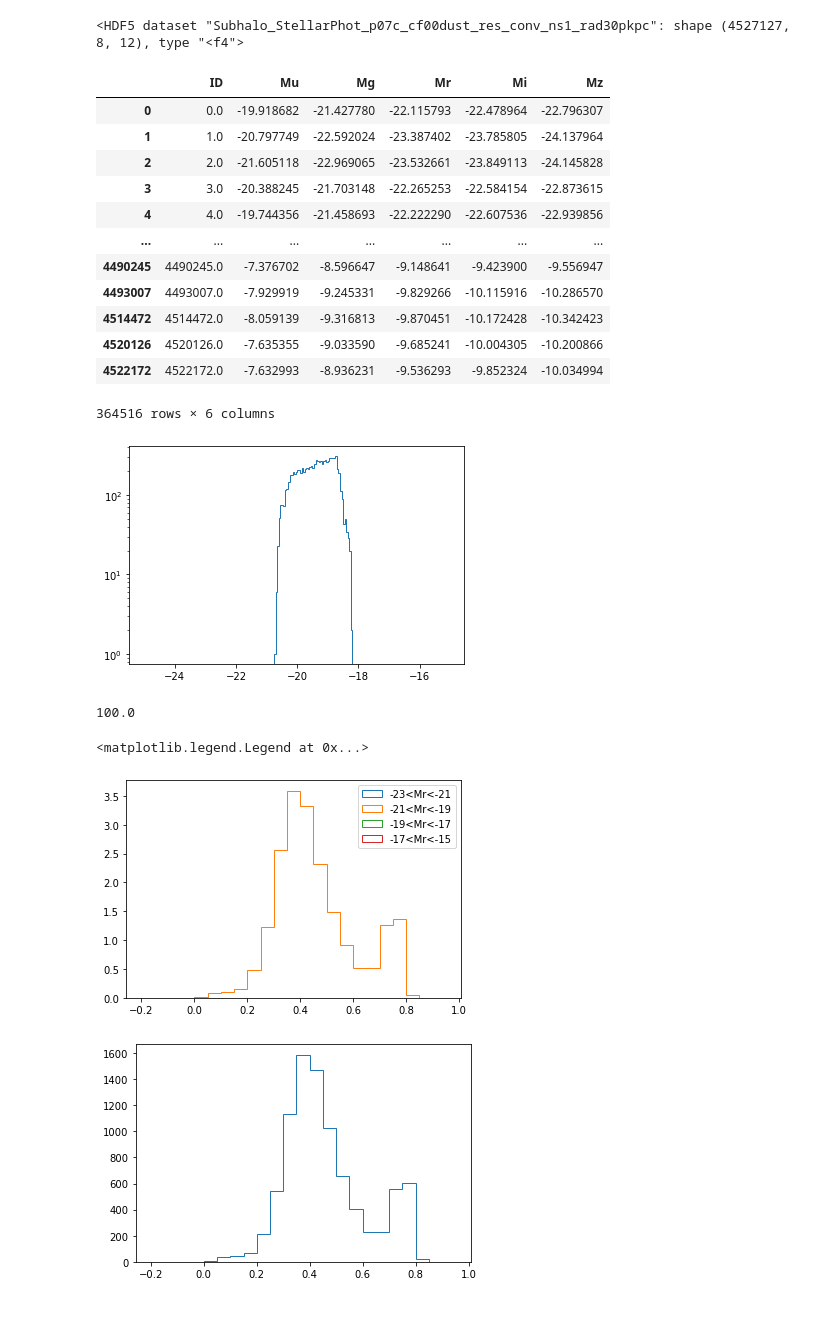
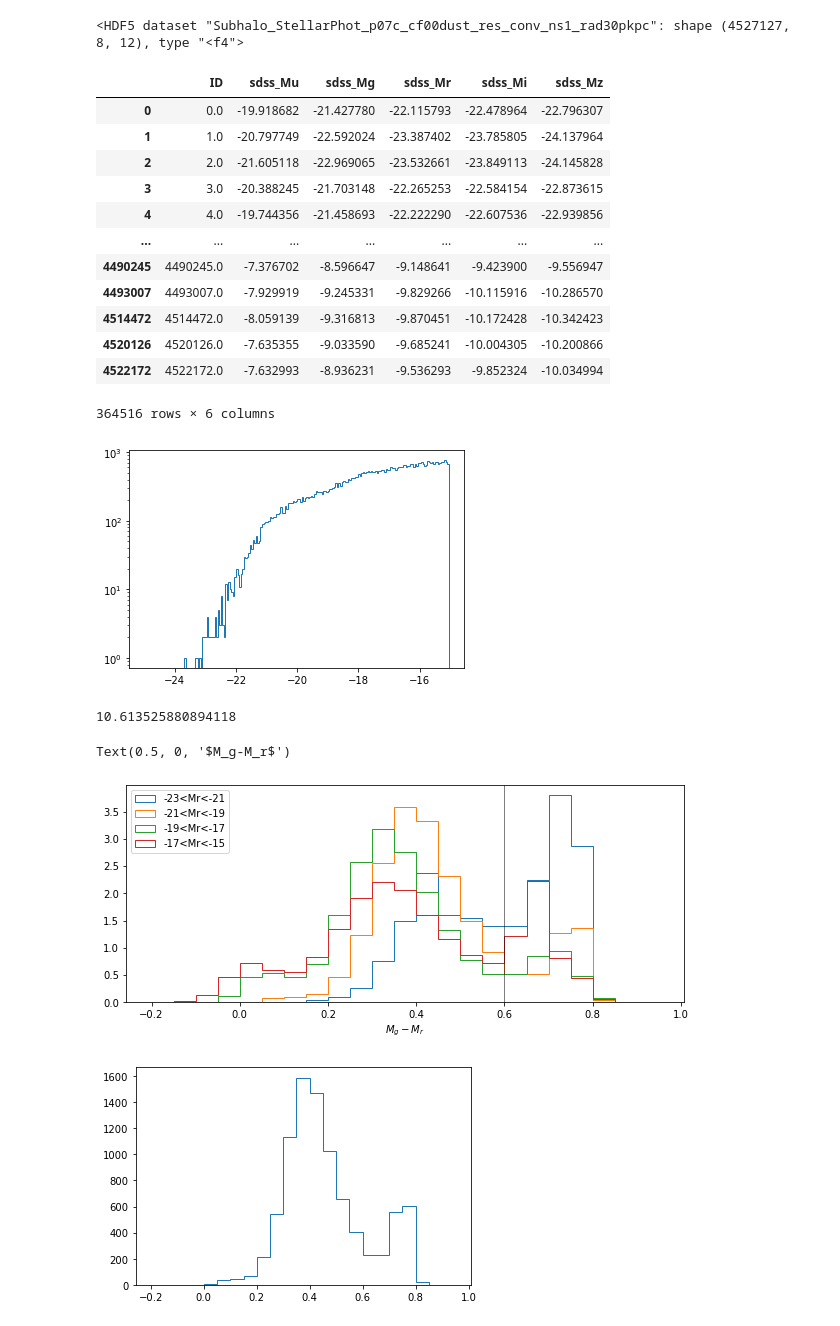
Before and after one commit to jsuarez314/cosmic_web_class, a Jupyter notebook: TNG_Catalogs.ipynb, the cells around one changed output. Drawn from its saved outputs; the diff is of its cells as text; code cells hidden in the pictures.

```diff
--- a/TNG_Features.ipynb
+++ b/TNG_Catalogs.ipynb
@@ -31,11 +30,11 @@ Mi = f['Subhalo_StellarPhot_p07c_cf00dust_res_conv_ns1_rad30pkpc'][:,3,0]
 Mz = f['Subhalo_StellarPhot_p07c_cf00dust_res_conv_ns1_rad30pkpc'][:,4,0]
 f.close()
 # %%
-stellar_phot_df = pd.DataFrame(np.c_[stellar_phot_ids, Mu, Mg, Mr, Mi, Mz], columns=['ID','Mu','Mg','Mr','Mi','Mz'])
+stellar_phot_df = pd.DataFrame(np.c_[stellar_phot_ids, Mu, Mg, Mr, Mi, Mz], columns=['ID','sdss_Mu','sdss_Mg','sdss_Mr','sdss_Mi','sdss_Mz'])
 stellar_phot_df = stellar_phot_df.dropna()
 stellar_phot_df
 # %% [output]
-|  | ID | Mu | Mg | Mr | Mi | Mz |
+|  | ID | sdss_Mu | sdss_Mg | sdss_Mr | sdss_Mi | sdss_Mz |
 | 0 | 0.0 | -19.918682 | -21.427780 | -22.115793 | -22.478964 | -22.796307 |
 | 1 | 1.0 | -20.797749 | -22.592024 | -23.387402 | -23.785805 | -24.137964 |
 | 2 | 2.0 | -21.605118 | -22.969065 | -23.532661 | -23.849113 | -24.145828 |
@@ -49,27 +48,28 @@ stellar_phot_df
 | 4522172 | 4522172.0 | -7.632993 | -8.936231 | -9.536293 | -9.852324 | -10.034994 |
 364516 rows × 6 columns
 # %%
-stellar_phot_df = stellar_phot_df[stellar_phot_df['Mr'] > -21]
-stellar_phot_df = stellar_phot_df[stellar_phot_df['Mr'] < -19]
+# stellar_phot_df = stellar_phot_df[stellar_phot_df['sdss_Mr'] > -21]
+# stellar_phot_df = stellar_phot_df[stellar_phot_df['sdss_Mr'] < -19]
 # %%
-_ = pl.hist(stellar_phot_df['Mg'], bins=np.arange(-25,-15, 0.05), histtype='step')
+_ = pl.hist(stellar_phot_df['sdss_Mg'], bins=np.arange(-25,-15, 0.05), histtype='step')
 pl.yscale('log')
 # %% [output]
-[figure, old version]
+[figure, new version]
 # %%
-100*np.mean(stellar_phot_df['Mg']<-16)
+100*np.mean(stellar_phot_df['sdss_Mg']<-16)
 # %% [output]
-100.0
+10.613525880894118
 # %%
 cuts = [-23,-21,-19,-17,-15]
-
+fig = pl.figure(figsize=(10,4))
 for i in range(len(cuts)-1):
-    ii = (stellar_phot_df['Mr']>cuts[i]) & (stellar_phot_df['Mr']<cuts[i+1])
-    _ = pl.hist(stellar_phot_df['Mg'][ii]-stellar_phot_df['Mr'][ii], bins=np.arange(-0.2, 1.0, 0.05), histtype='step', label=f'{cuts[i]}<Mr<{cuts[i+1]}', density=True)
-pl.legend()
-# pl.vlines(0.6, 0, 2000)
+    ii = (stellar_phot_df['sdss_Mr']>cuts[i]) & (stellar_phot_df['sdss_Mr']<cuts[i+1])
+    _ = pl.hist(stellar_phot_df['sdss_Mg'][ii]-stellar_phot_df['sdss_Mr'][ii], bins=np.arange(-0.2, 1.0, 0.05), histtype='step', label=f'{cuts[i]}<Mr<{cuts[i+1]}', density=True)
+pl.legend(loc=2)
+pl.axvline(0.6, c='k', lw=0.5)
+pl.xlabel(r'$M_g-M_r$')
 # pl.ylim(0, 2000)
 # %% [output]
-<matplotlib.legend.Legend at 0x...>
+Text(0.5, 0, '$M_g-M_r$')
-[figure, old version]
+[figure, new version]
 # %%
```
Also changed, not shown: parts of 5 cells of this notebook, 5 other files.
